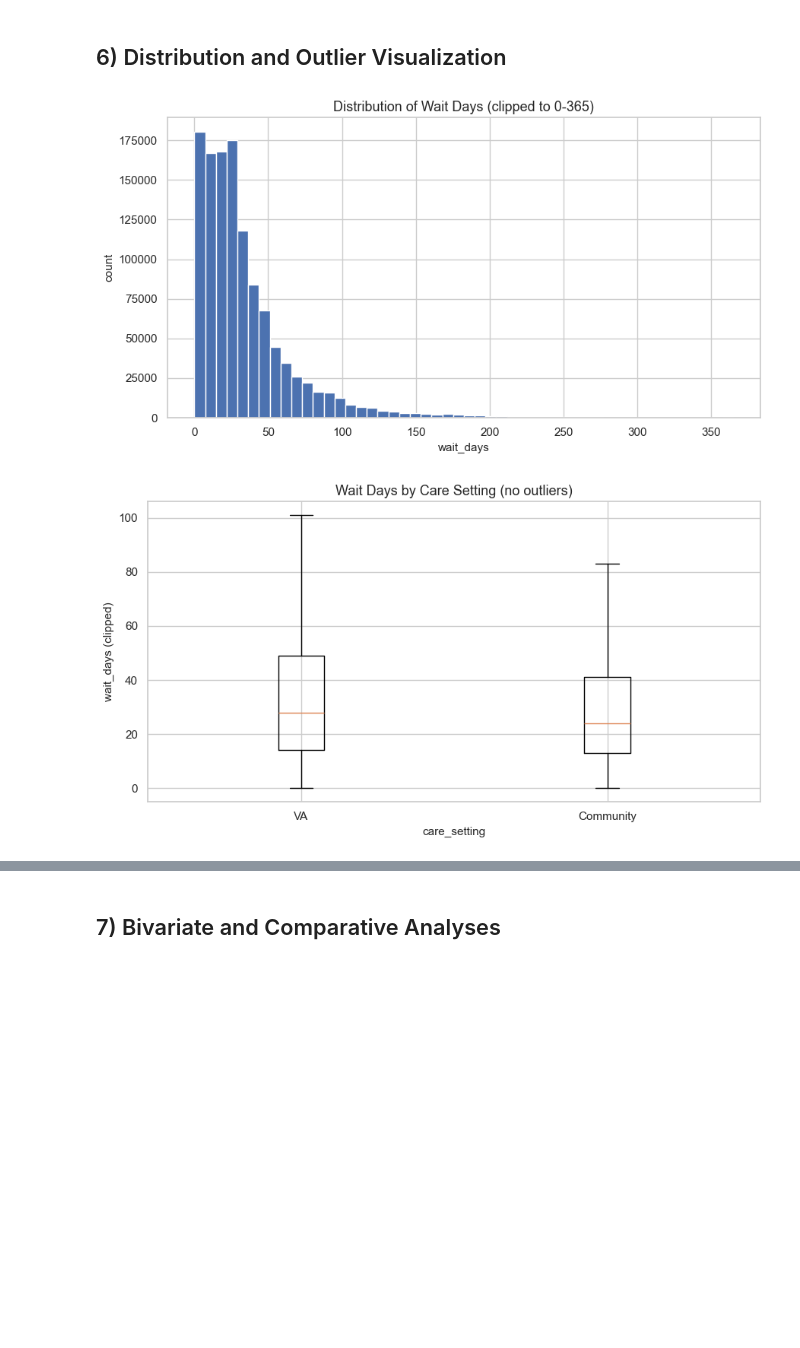
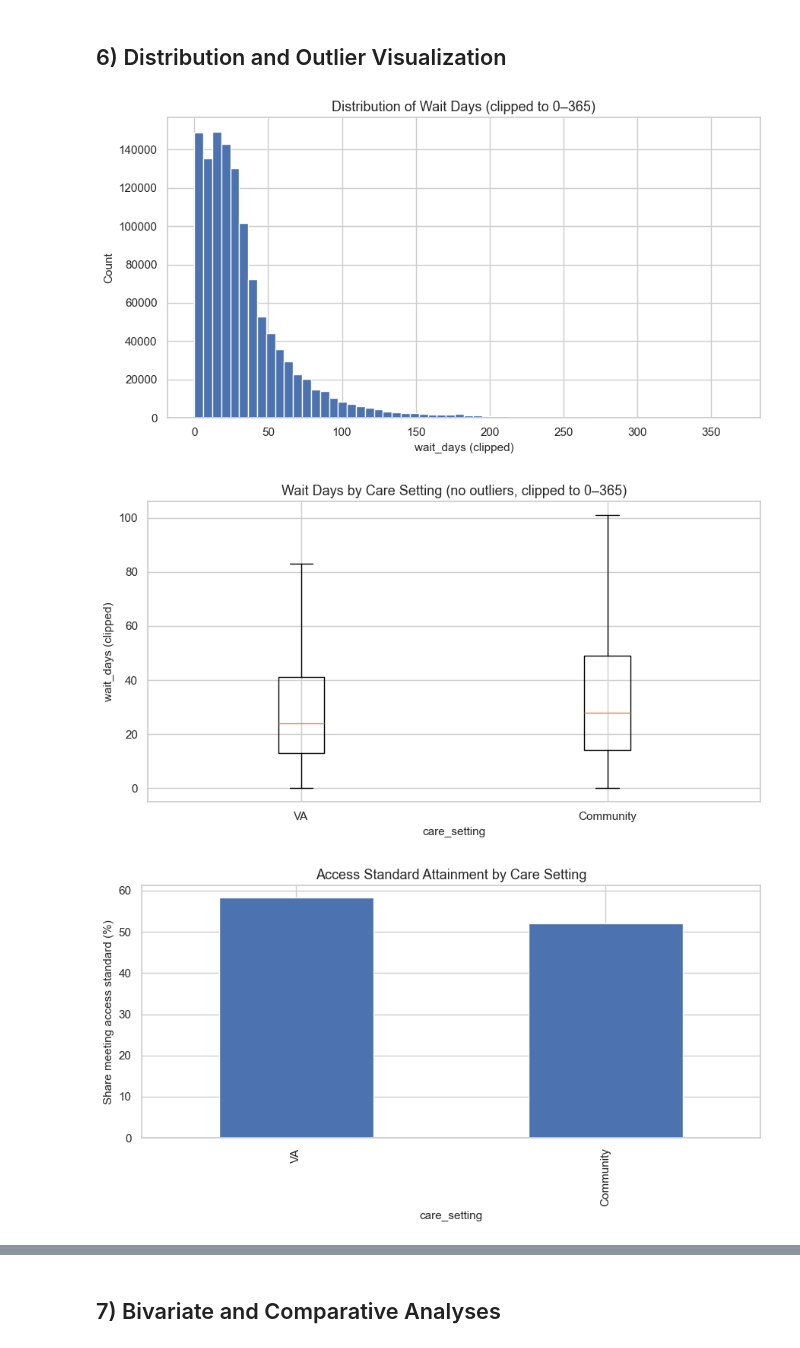
Before and after one commit to Data-Git-Hub/missouri-va-access-analytics, a Jupyter notebook: va_mo_waits.ipynb, the cells around one changed output, grey strips where cells are left out. Saved outputs shown, nothing was run; the diff lists cells and outputs as text; code cells hidden in the pictures; blank space fills up the shorter version.

```diff
--- a/va_mo_waits.ipynb
+++ b/va_mo_waits.ipynb
@@ -310,29 +362,69 @@ print(f"[INFO] Wrote numeric summary -> {META_DIR / 'eda_numeric_summary.csv'}")
 # %% [markdown]
 ## 6) Distribution and Outlier Visualization
 # %%
+# Safety: make sure the clipped column exists
+if "wait_days_clipped" not in df.columns:
+    df["wait_days_clipped"] = df["wait_days"].clip(lower=0, upper=365)
 
-# Histogram / KDE for wait_days
+# 1) Histogram for wait_days (clipped)
 plt.figure()
-plt.hist(df["wait_days_clipped"].dropna(), bins=50)
-plt.title("Distribution of Wait Days (clipped to 0-365)")
-plt.xlabel("wait_days")
-plt.ylabel("count")
+df["wait_days_clipped"].dropna().hist(bins=60)
+plt.title("Distribution of Wait Days (clipped to 0–365)")
+plt.xlabel("wait_days (clipped)")
+plt.ylabel("Count")
 plt.tight_layout()
-plt.savefig(FIG_DIR / "wait_days_hist.png", dpi=150)
+hist_path = FIG_DIR / "eda_waitdays_hist.png"
+plt.savefig(hist_path, dpi=200)
 plt.show()
+plt.close()
 
-# Boxplot by care_setting (matplotlib implementation)
-groups = [g.dropna().values for _, g in df.groupby("care_setting")["wait_days_clipped"]]
-labels = df["care_setting"].dropna().unique().tolist()
+# 2) Boxplot by care_setting (no outliers)
+unique_settings = df["care_setting"].dropna().unique().tolist()
+if {"VA", "Community"}.issubset(set(unique_settings)):
+    order = ["VA", "Community"]
+else:
+    order = sorted(unique_settings)
+
+groups = [
+    df.loc[df["care_setting"] == s, "wait_days_clipped"].dropna().values
+    for s in order
+]
 
 plt.figure()
-plt.boxplot(groups, labels=labels, showfliers=False)
-plt.title("Wait Days by Care Setting (no outliers)")
+plt.boxplot(groups, labels=order, showfliers=False)
+plt.title("Wait Days by Care Setting (no outliers, clipped to 0–365)")
 plt.xlabel("care_setting")
 plt.ylabel("wait_days (clipped)")
 plt.tight_layout()
-plt.savefig(FIG_DIR / "wait_days_by_setting_box.png", dpi=150)
+box_path = FIG_DIR / "eda_waitdays_box_by_setting.png"
+plt.savefig(box_path, dpi=200)
 plt.show()
+plt.close()
+
+# 3) Bar chart: share meeting access standard by care_setting
+share = (
+    df.groupby("care_setting")["met_access_standard"]
+      .mean()
+      .mul(100)
+      .sort_values(ascending=False)
+)
+
+plt.figure()
+share.plot(kind="bar")
+plt.ylabel("Share meeting access standard (%)")
+plt.xlabel("care_setting")
+plt.title("Access Standard Attainment by Care Setting")
+plt.tight_layout()
+bar_path = FIG_DIR / "eda_access_by_setting_bar.png"
+plt.savefig(bar_path, dpi=200)
+plt.show()
+plt.close()
+
+print("[INFO] Wrote EDA figures:")
+print(" -", hist_path)
+print(" -", box_path)
+print(" -", bar_path)
 # %% [output]
-[figure, old version]
+[figure, new version]
-[figure, old version]
+[figure, new version]
+[figure, added]
```
Also changed, not shown: parts of 10 cells of this notebook, 14 other files.
